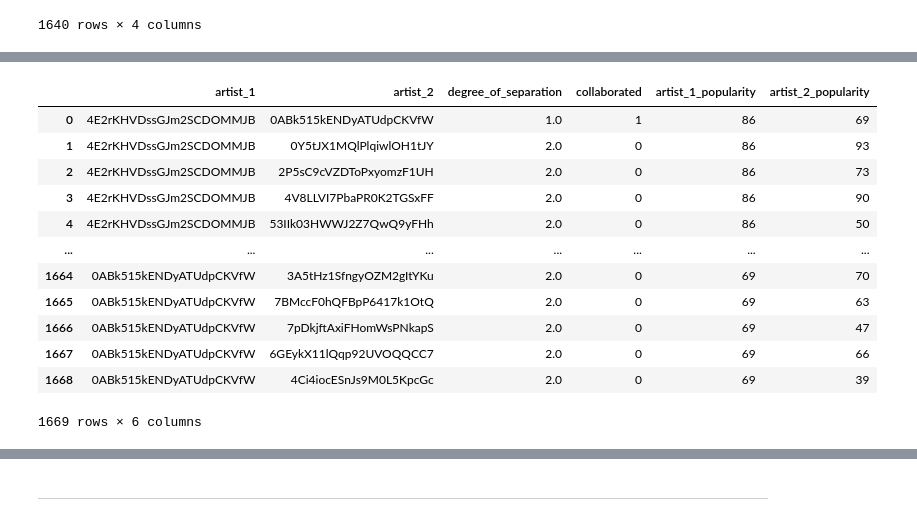
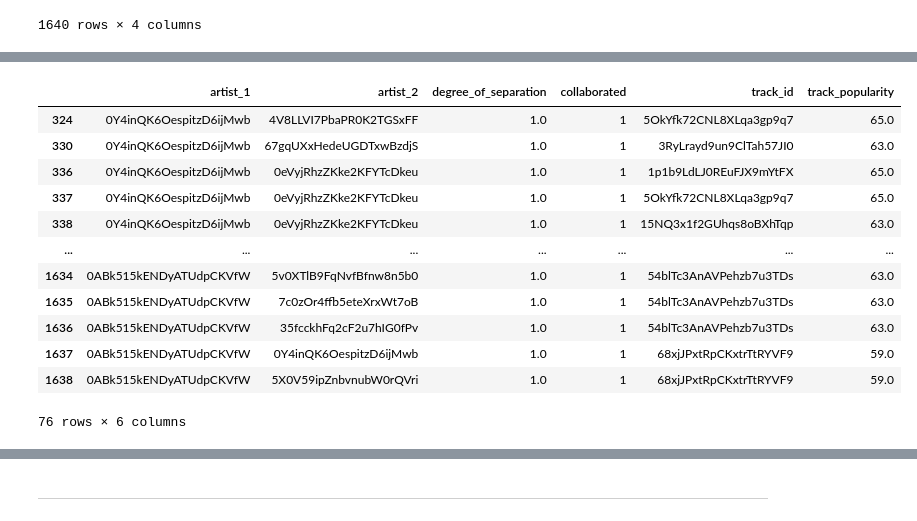
Before and after one commit to mariocancode/SpotifyCollaborationPopularity, a Jupyter notebook: PredictPopularCollabs.ipynb, the cells around one changed output, grey strips where cells are left out. Drawn from its saved outputs; the diff is of its cells as text; code cells hidden in the pictures.

Commit message:
Artist popularity prediction - final

```diff
--- a/PredictPopularCollabs.ipynb
+++ b/PredictPopularCollabs.ipynb
@@ -155,7 +155,7 @@ for artist in artists:
                 "source_artist": artist_id,
                 "track_artist": a['id'],
                 "track_id": track_id,
-
+                "track_popularity": track_popularity
             })
 
 track_collab_df = pd.DataFrame(track_collab_data)
@@ -311,14 +310,3 @@ collab_df
 | 1638 | 0ABk515kENDyATUdpCKVfW | 6GEykX11lQqp92UVOQQCC7 | 2.0 | 0 |
 | 1639 | 0ABk515kENDyATUdpCKVfW | 4Ci4iocESnJs9M0L5KpcGc | 2.0 | 0 |
 1640 rows × 4 columns
-# %%
-collab_df = collab_df.merge(artist_popularity_df, left_on='artist_1', right_on='artist_id', how='left') # get arist_1 popularity
-collab_df = collab_df.merge(track_collab_df, left_on=['artist_2', 'artist_1'], right_on=['source_artist', 'track_artist'], how='left') # join track_collab_df on previous
-collab_df.drop(columns=['artist_id'], inplace=True)
-collab_df.rename(columns={'popularity': 'artist_1_popularity'}, inplace=True)
-# %%
-# Join the collab_df with itself to get artist_2 popularity
-collab_df = collab_df.merge(artist_popularity_df, left_on='artist_2', right_on='artist_id', how='left') # get artist_2 popularity
-collab_df.rename(columns={'popularity': 'artist_2_popularity'}, inplace=True) # rename popularity to artist_2_popularity
-collab_df.drop(columns=['source_artist', 'track_artist','track_id','artist_id'], inplace=True) # drop source_artist and track_artist from track_collab_df
-collab_df
@@ -339,17 +313,21 @@ collab_df
 # %%
+# Add track popularity to the DataFrame
+collab_df = collab_df.merge(track_collab_df, left_on=['artist_1', 'artist_2'], right_on=['source_artist', 'track_artist'], how='left')
+collab_df.drop(columns=['source_artist', 'track_artist'], inplace=True)
+collab_df.dropna(subset=['track_id'], inplace=True)
 collab_df
 # %% [output]
-|  | artist_1 | artist_2 | degree_of_separation | collaborated | artist_1_popularity | artist_2_popularity |
-| 0 | 4E2rKHVDssGJm2SCDOMMJB | 0ABk515kENDyATUdpCKVfW | 1.0 | 1 | 86 | 69 |
-| 1 | 4E2rKHVDssGJm2SCDOMMJB | 0Y5tJX1MQlPlqiwlOH1tJY | 2.0 | 0 | 86 | 93 |
-| 2 | 4E2rKHVDssGJm2SCDOMMJB | 2P5sC9cVZDToPxyomzF1UH | 2.0 | 0 | 86 | 73 |
-| 3 | 4E2rKHVDssGJm2SCDOMMJB | 4V8LLVI7PbaPR0K2TGSxFF | 2.0 | 0 | 86 | 90 |
-| 4 | 4E2rKHVDssGJm2SCDOMMJB | 53IIk03HWWJ2Z7QwQ9yFHh | 2.0 | 0 | 86 | 50 |
+|  | artist_1 | artist_2 | degree_of_separation | collaborated | track_id | track_popularity |
+| 324 | 0Y4inQK6OespitzD6ijMwb | 4V8LLVI7PbaPR0K2TGSxFF | 1.0 | 1 | 5OkYfk72CNL8XLqa3gp9q7 | 65.0 |
+| 330 | 0Y4inQK6OespitzD6ijMwb | 67gqUXxHedeUGDTxwBzdjS | 1.0 | 1 | 3RyLrayd9un9ClTah57JI0 | 63.0 |
+| 336 | 0Y4inQK6OespitzD6ijMwb | 0eVyjRhzZKke2KFYTcDkeu | 1.0 | 1 | 1p1b9LdLJ0REuFJX9mYtFX | 65.0 |
+| 337 | 0Y4inQK6OespitzD6ijMwb | 0eVyjRhzZKke2KFYTcDkeu | 1.0 | 1 | 5OkYfk72CNL8XLqa3gp9q7 | 65.0 |
+| 338 | 0Y4inQK6OespitzD6ijMwb | 0eVyjRhzZKke2KFYTcDkeu | 1.0 | 1 | 15NQ3x1f2GUhqs8oBXhTqp | 63.0 |
 | ... | ... | ... | ... | ... | ... | ... |
-| 1664 | 0ABk515kENDyATUdpCKVfW | 3A5tHz1SfngyOZM2gItYKu | 2.0 | 0 | 69 | 70 |
-| 1665 | 0ABk515kENDyATUdpCKVfW | 7BMccF0hQFBpP6417k1OtQ | 2.0 | 0 | 69 | 63 |
-| 1666 | 0ABk515kENDyATUdpCKVfW | 7pDkjftAxiFHomWsPNkapS | 2.0 | 0 | 69 | 47 |
-| 1667 | 0ABk515kENDyATUdpCKVfW | 6GEykX11lQqp92UVOQQCC7 | 2.0 | 0 | 69 | 66 |
-| 1668 | 0ABk515kENDyATUdpCKVfW | 4Ci4iocESnJs9M0L5KpcGc | 2.0 | 0 | 69 | 39 |
+| 1634 | 0ABk515kENDyATUdpCKVfW | 5v0XTlB9FqNvfBfnw8n5b0 | 1.0 | 1 | 54blTc3AnAVPehzb7u3TDs | 63.0 |
+| 1635 | 0ABk515kENDyATUdpCKVfW | 7c0zOr4ffb5eteXrxWt7oB | 1.0 | 1 | 54blTc3AnAVPehzb7u3TDs | 63.0 |
+| 1636 | 0ABk515kENDyATUdpCKVfW | 35fcckhFq2cF2u7hIG0fPv | 1.0 | 1 | 54blTc3AnAVPehzb7u3TDs | 63.0 |
+| 1637 | 0ABk515kENDyATUdpCKVfW | 0Y4inQK6OespitzD6ijMwb | 1.0 | 1 | 68xjJPxtRpCKxtrTtRYVF9 | 59.0 |
+| 1638 | 0ABk515kENDyATUdpCKVfW | 5X0V59ipZnbvnubW0rQVri | 1.0 | 1 | 68xjJPxtRpCKxtrTtRYVF9 | 59.0 |
-1669 rows × 6 columns
+76 rows × 6 columns
 # %%
```
Also changed, not shown: parts of 12 cells of this notebook.
